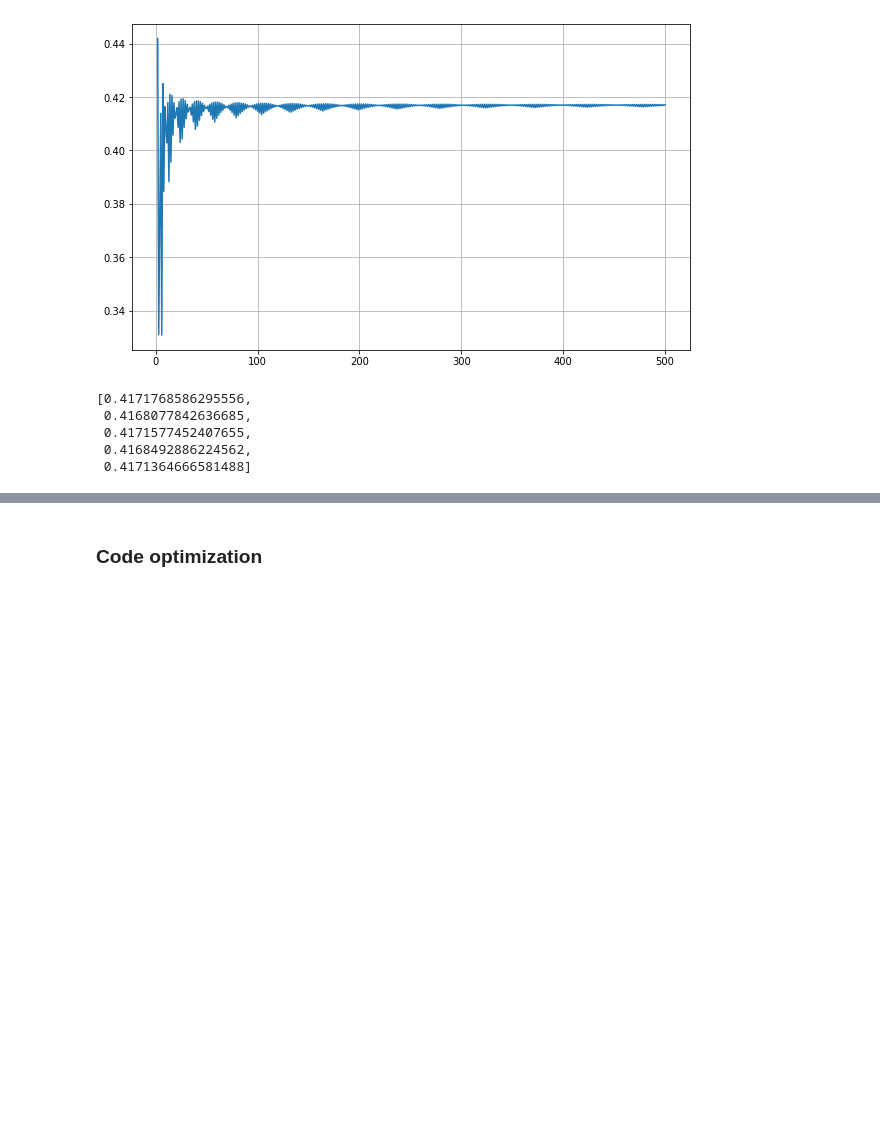
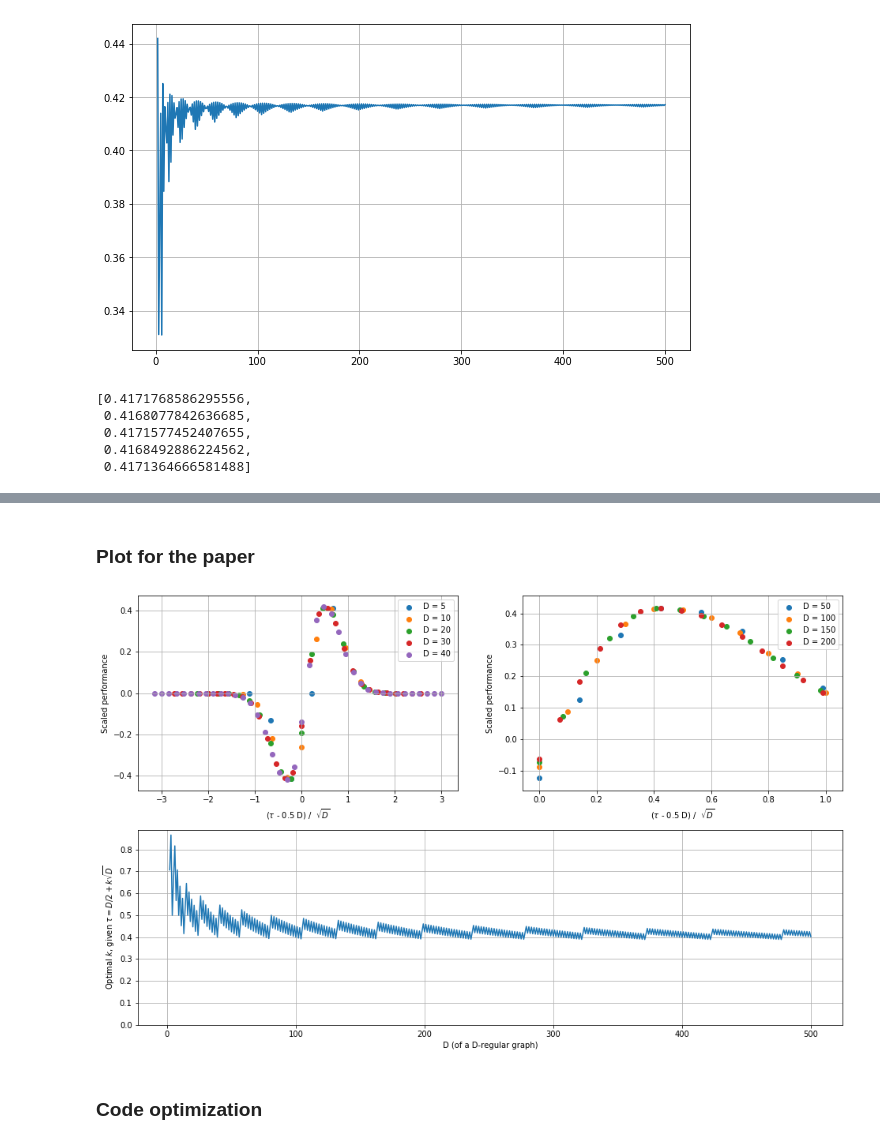
Before and after one commit to marwahaha/qaoa-local-competitors, a Jupyter notebook: 2-step-comparison.ipynb, the cells around one changed output, grey strips where cells are left out. Drawn from its saved outputs; the diff is of its cells as text; code cells hidden in the pictures; blank space fills up the shorter version.

```diff
--- a/2-step-comparison.ipynb
+++ b/2-step-comparison.ipynb
@@ -193,3 +184,24 @@ plt.savefig("2step_optimalt.png")
+# %% [markdown]
+### Plot for the paper
+# %%
+fig, ((ax0, ax1), (ax2, ax3)) = plt.subplots(2, 2, figsize=(16, 10))
+plot([0,]*5, [5, 10, 20, 30, 40], [5, 10, 20, 30, 40], ax0)
+plot([int(D/2) for D in [50, 100, 150, 200]], [int(D/2) + int(D**0.5) + 1 for D in [50, 100, 150, 200]], [50, 100, 150, 200], ax1)
+
+gs = ax2.get_gridspec()
+ax2.remove()
+ax3.remove()
+axbig = fig.add_subplot(gs[-1, :])
+
+axbig.plot(ds, ((np.array(ts) - np.array(ds)/2)* (np.array(ds))**-.5))
+axbig.set_ylim(0)
+axbig.set_xlabel("D (of a D-regular graph)")
+axbig.set_ylabel("Optimal $k$, given $τ= D/2 + k \sqrt{D}$")
+axbig.grid()
+
+plt.savefig("best_threshold.png")
+# %% [output]
+[figure, added]
 # %% [markdown]
 ### Code optimization
 # %% [markdown]
```
Also changed, not shown: parts of 45 cells of this notebook, 3 other files.
